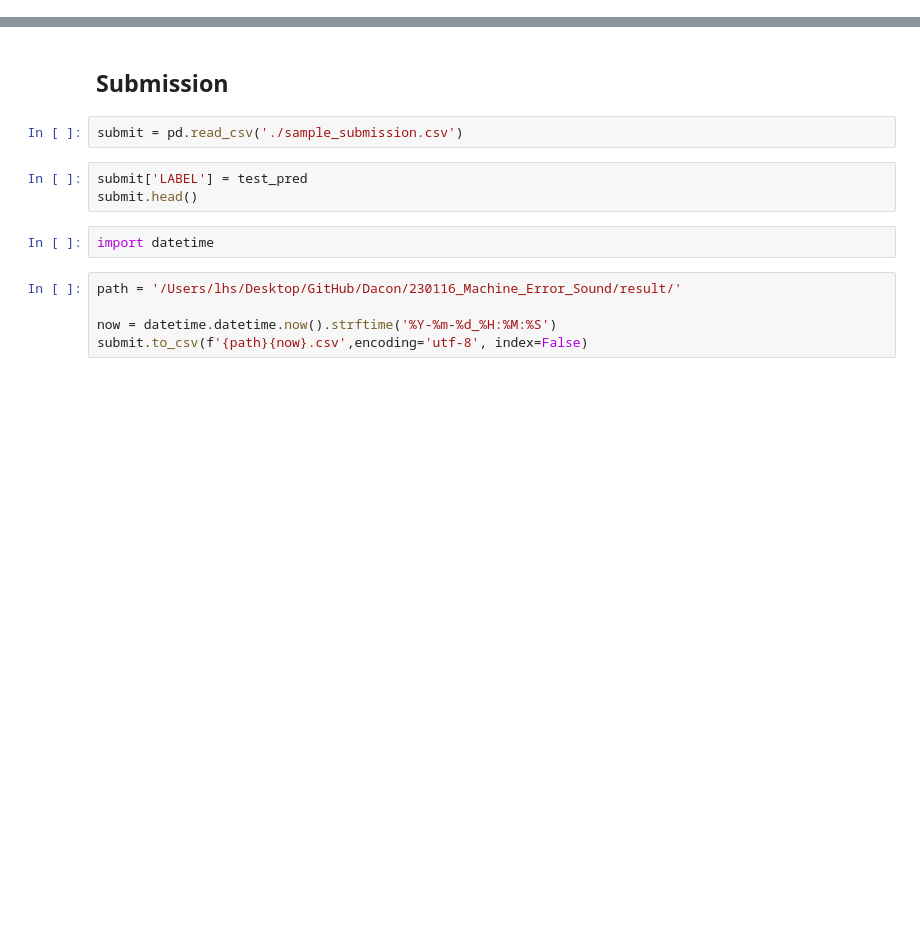
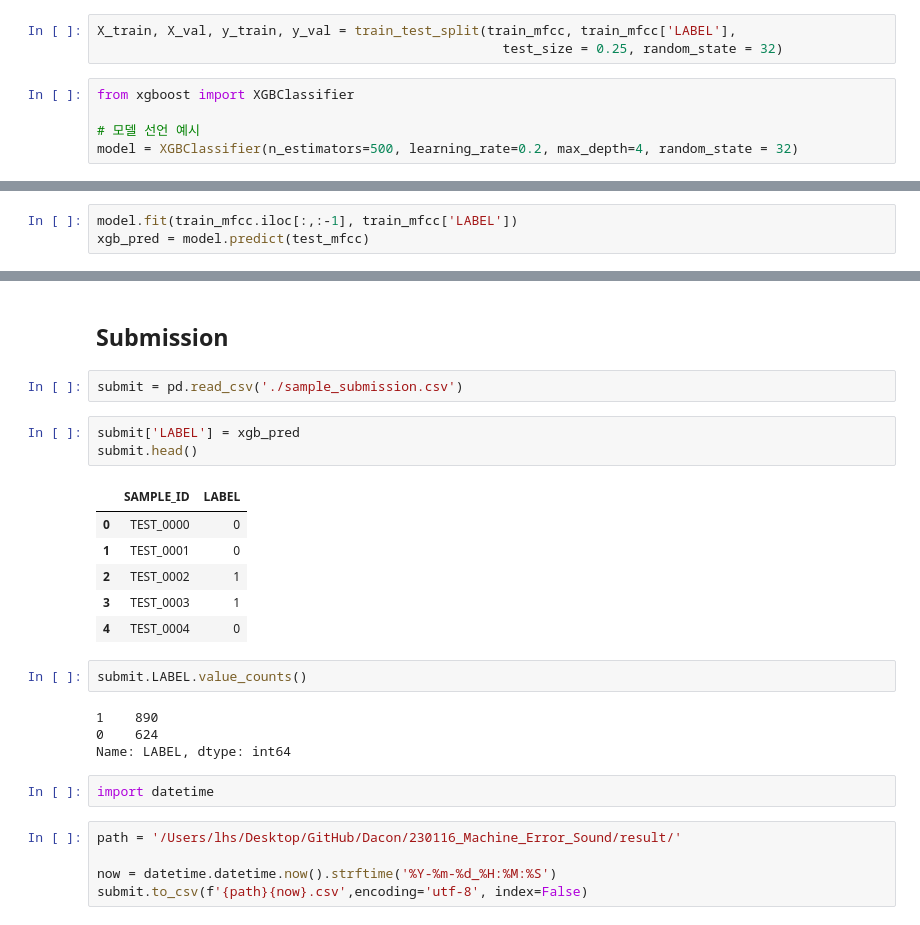
Before and after one commit to lhshs/Dacon, a Jupyter notebook: 230116_Machine_Error_Sound/Unsupervised.ipynb, the cells around one changed output, grey strips where cells are left out. Saved outputs shown, nothing was run; the diff lists cells and outputs as text; blank space fills up the shorter version.

```diff
--- a/230116_Machine_Error_Sound/Unsupervised.ipynb
+++ b/230116_Machine_Error_Sound/Unsupervised.ipynb
@@ -109,0 +151,8 @@ final_test
+# %%
+X_train, X_val, y_train, y_val = train_test_split(train_mfcc, train_mfcc['LABEL'],
+                                                    test_size = 0.25, random_state = 32)
+# %%
+from xgboost import XGBClassifier
+
+# 모델 선언 예시
+model = XGBClassifier(n_estimators=500, learning_rate=0.2, max_depth=4, random_state = 32)
@@ -109,0 +167,3 @@ final_test
+# %%
+model.fit(train_mfcc.iloc[:,:-1], train_mfcc['LABEL'])
+xgb_pred = model.predict(test_mfcc)
@@ -125,8 +191,21 @@ test_pred
 # %%
 submit = pd.read_csv('./sample_submission.csv')
 # %%
-submit['LABEL'] = test_pred
+submit['LABEL'] = xgb_pred
 submit.head()
+# %% [output]
+|  | SAMPLE_ID | LABEL |
+| 0 | TEST_0000 | 0 |
+| 1 | TEST_0001 | 0 |
+| 2 | TEST_0002 | 1 |
+| 3 | TEST_0003 | 1 |
+| 4 | TEST_0004 | 0 |
+# %%
+submit.LABEL.value_counts()
+# %% [output]
+1    890
+0    624
+Name: LABEL, dtype: int64
 # %%
 import datetime
 # %%
```
Also changed, not shown: parts of 10 cells of this notebook, 14 other files.
